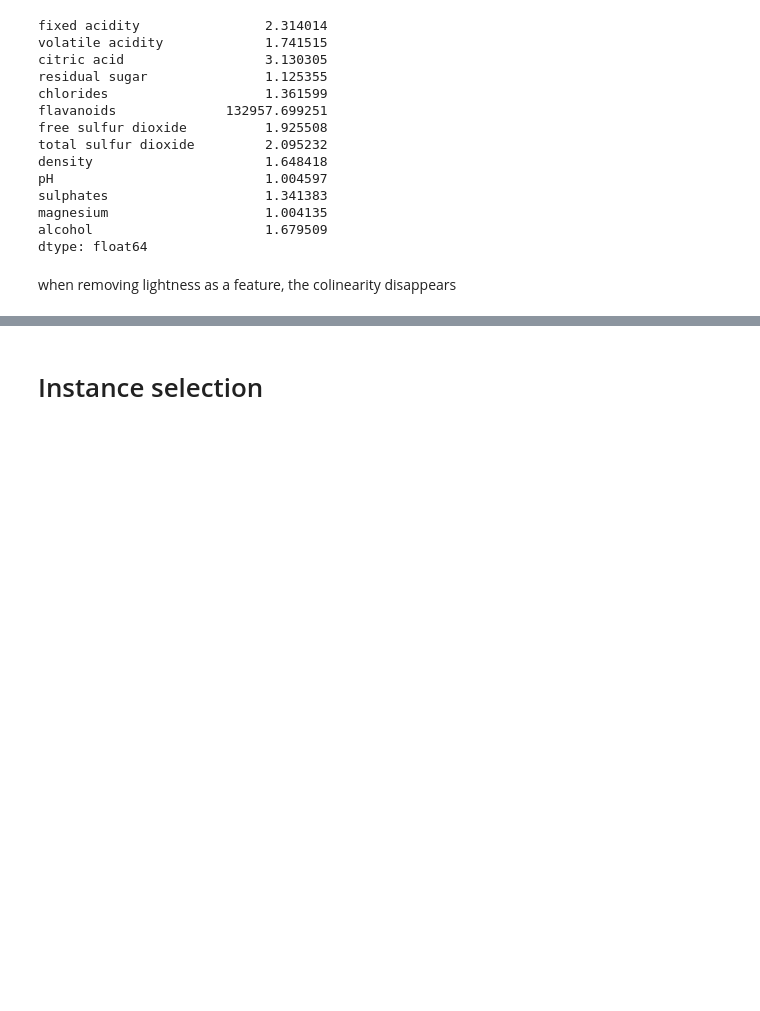
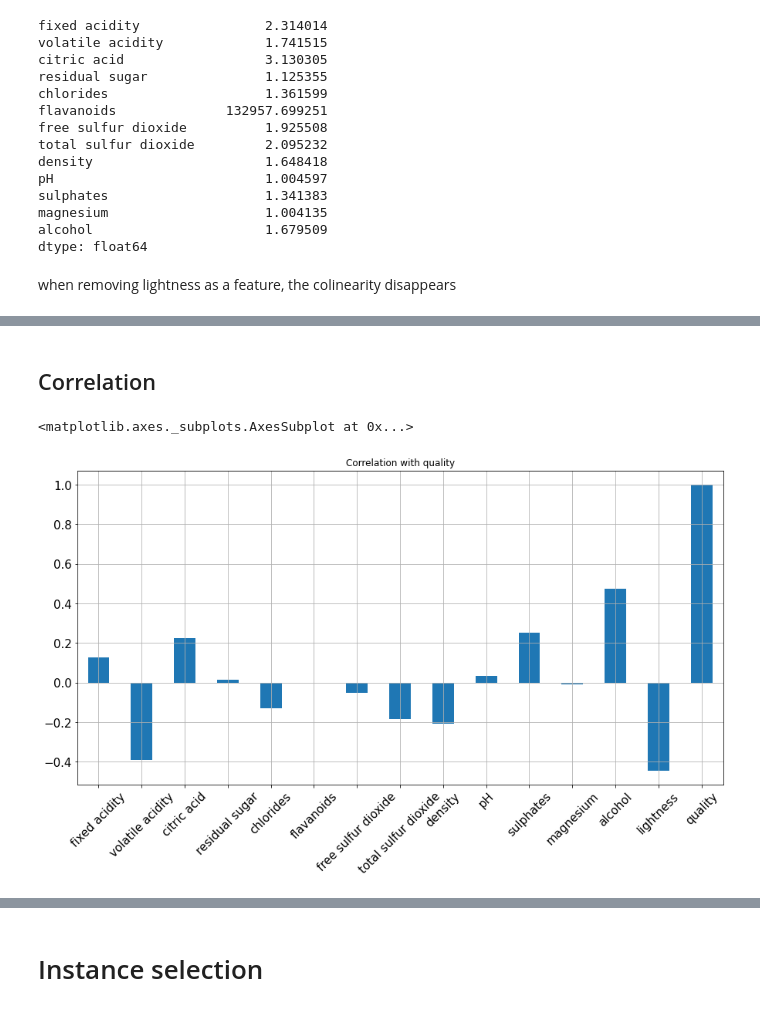
Before and after one commit to proohit/trends-in-ds-team1, a Jupyter notebook: data reduction tasks/red_wine_data_reduction.ipynb, the cells around one changed output, grey strips where cells are left out. Saved outputs shown, nothing was run; the diff lists cells and outputs as text; code cells hidden in the pictures; blank space fills up the shorter version.

```diff
--- a/data reduction tasks/red_wine_data_reduction.ipynb
+++ b/data reduction tasks/red_wine_data_reduction.ipynb
@@ -104,0 +125,9 @@ display(best_features)
+# %% [markdown]
+## Correlation
+# %%
+wine_red.drop('ID', axis=1).corrwith(wine_red['quality']).plot.bar(
+        figsize = (15, 7.5), title = "Correlation with quality", fontsize = 15,
+        rot = 45, grid = True)
+# %% [output]
+<matplotlib.axes._subplots.AxesSubplot at 0x...>
+[figure, added]
```
Also changed, not shown: parts of 11 cells of this notebook.
